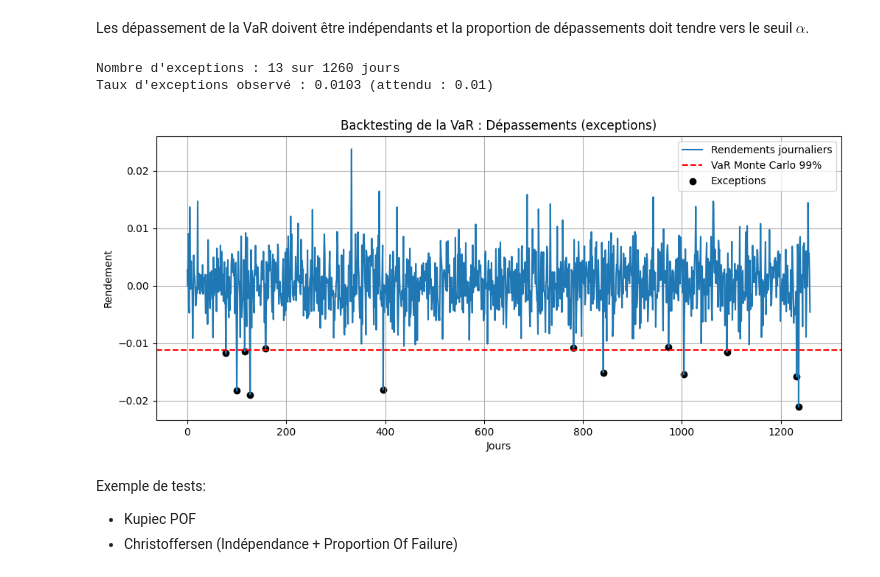
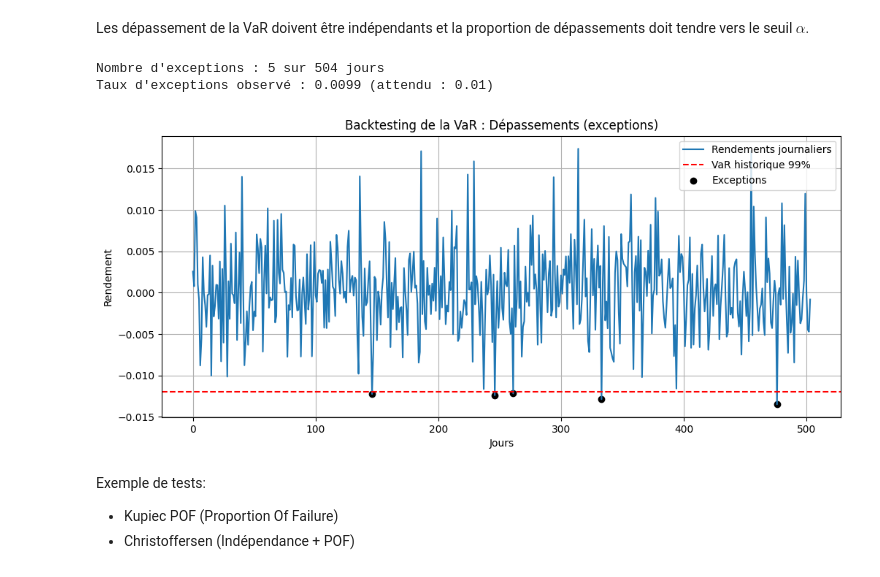
Before and after one commit to EvanM19/Market_Risk, a Jupyter notebook: stress_tests_var.ipynb, the cells around one changed output. Saved outputs shown, nothing was run; the diff lists cells and outputs as text; code cells hidden in the pictures.

```diff
--- a/stress_tests_var.ipynb
+++ b/stress_tests_var.ipynb
@@ -98,15 +94,21 @@ Ainsi, $X$ aura une moyenne $\mu$ et une variance $\sigma^2$.
 # %%
 # Simuler rendements journaliers avec loi t pour actions
 n_assets = 5
-n_days = 252*5
+n_days = 252*10
 df_t = np.array([4,4,5,10,10]) # Dégrés de libertés
 
 returns = np.zeros((n_days, n_assets))
 for i in range(n_assets):
     returns[:,i] = mu_daily[i] + sigma_daily[i] * np.random.standard_t(df=df_t[i], size=n_days) / np.sqrt(df_t[i]/(df_t[i]-2))
 
-dates = pd.date_range(start="2021-01-01", periods=n_days, freq='B')
-df_returns_daily = pd.DataFrame(returns, index=dates, columns=['Action_1','Action_2','Action_3','Obligation_1','Obligation_2'])
+df_returns_daily = pd.DataFrame(returns, columns=['Action_1','Action_2','Action_3','Obligation_1','Obligation_2'])
+
+# 80% pour le train
+train_size = int(n_days * 0.8)
+
+# Découpage
+df_returns_daily_train = df_returns_daily.iloc[:train_size]
+df_returns_daily_test = df_returns_daily.iloc[train_size:]
 # %% [markdown]
 Création du portefeuille 60% actions, 40% obligations (20% dans chaque actif).
 # %%
@@ -114,13 +116,14 @@ Création du portefeuille 60% actions, 40% obligations (20% dans chaque actif).
 weights = np.array([0.2, 0.2, 0.2, 0.2, 0.2])
 
 # Rendements journaliers du portefeuille
-portfolio_returns_daily = df_returns_daily.dot(weights)
+portfolio_returns_daily_train = df_returns_daily_train.dot(weights)
+portfolio_returns_daily_test = df_returns_daily_test.dot(weights)
 # %% [markdown]
 #### Value At Risk
 # %% [markdown]
 VaR historique
 # %%
 alpha = 0.01  # niveau de confiance 99%
-VaR_hist_99 = -np.percentile(portfolio_returns_daily, 100*alpha)
+VaR_hist_99 = -np.percentile(portfolio_returns_daily_train, 100*alpha)
 print(f"VaR historique 99% : {VaR_hist_99:.4f}")
 # %% [output]
@@ -251,8 +254,8 @@ Perte journalière du portefeuille sous scénario hypothétique : 5.40%
 # %% [markdown]
 Les dépassement de la VaR doivent être indépendants et la proportion de dépassements doit tendre vers le seuil $\alpha$.
 # %%
-# Exemple : backtesting pour VaR Monte Carlo Student-t
-R_p = portfolio_returns_daily.values
+# Exemple : backtesting pour VaR historique
+R_p = portfolio_returns_daily_test.values
 
 # Identifier les jours où la perte dépasse la VaR
 exceptions = R_p < -VaR_hist_99  # True si dépassement
@@ -263,24 +266,24 @@ exception_rate = n_exceptions / total_days
 print(f"Nombre d'exceptions : {n_exceptions} sur {total_days} jours")
 print(f"Taux d'exceptions observé : {exception_rate:.4f} (attendu : 0.01)")
 # %% [output]
-Nombre d'exceptions : 13 sur 1260 jours
-Taux d'exceptions observé : 0.0103 (attendu : 0.01)
+Nombre d'exceptions : 5 sur 504 jours
+Taux d'exceptions observé : 0.0099 (attendu : 0.01)
 # %%
 import matplotlib.pyplot as plt
 
 plt.figure(figsize=(12,5))
 plt.plot(R_p, label='Rendements journaliers')
-plt.axhline(-VaR_mc_t_99, color='red', linestyle='--', label='VaR Monte Carlo 99%')
+plt.axhline(-VaR_hist_99, color='red', linestyle='--', label='VaR historique 99%')
 plt.scatter(np.where(exceptions)[0], R_p[exceptions], color='black', label='Exceptions')
 plt.xlabel('Jours')
 plt.ylabel('Rendement')
 plt.title('Backtesting de la VaR : Dépassements (exceptions)')
 plt.legend()
 plt.grid(True)
 plt.show()
 # %% [output]
-[figure, old version]
+[figure, new version]
 # %% [markdown]
 Exemple de tests:
-- Kupiec POF
-- Christoffersen (Indépendance + Proportion Of Failure)
+- Kupiec POF (Proportion Of Failure)
+- Christoffersen (Indépendance + POF)
```
Also changed, not shown: parts of 6 cells of this notebook.
